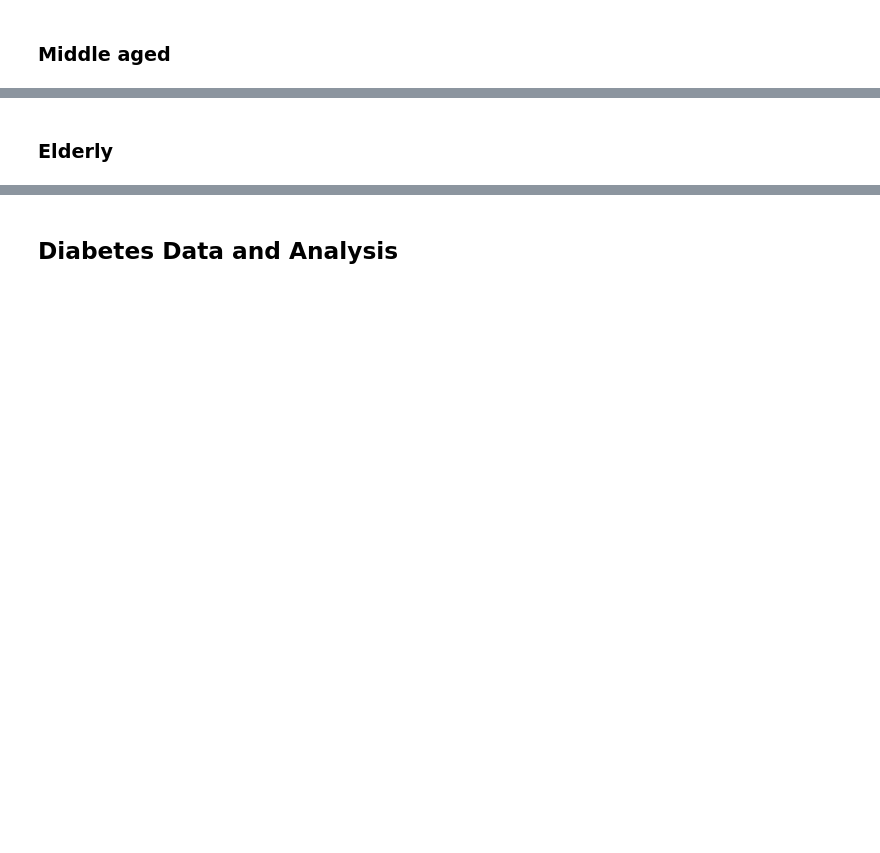
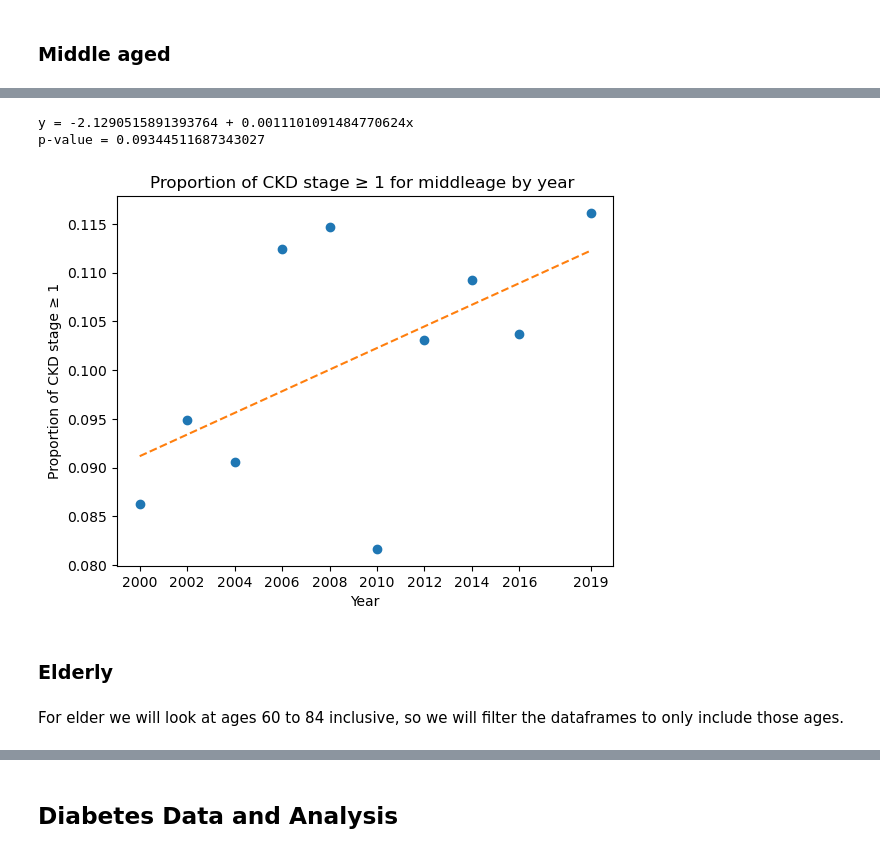
Before and after one commit to nikhilnagabandi/CKDstudy, a Jupyter notebook: CKDandDiabetes.ipynb, the cells around one changed output, grey strips where cells are left out. Cells and saved outputs as stored; diff of their text form; code cells hidden in the pictures; blank space fills up the shorter version.

```diff
--- a/CKDandDiabetes.ipynb
+++ b/CKDandDiabetes.ipynb
@@ -274,0 +412,14 @@ For youth we will look at ages 12 to 30 inclusive, so we will filter the datafra
+# %%
+ckdstagenonzeropropsmiddleage = np.array([])
+samplesizesmiddleage =np.array([])
+for i in range(len(demobio_vars)):
+    middleage_mask = (demobio_vars[i]['RIDAGEYR'] >= 31) & (demobio_vars[i]['RIDAGEYR'] <= 59)
+    all_middleage = demobio_vars[i][middleage_mask]
+    ckdstagenonzeropropsmiddleage = np.append(ckdstagenonzeropropsmiddleage,(demobio_vars[i][(demobio_vars[i]['ckdstage'] >= 1) & middleage_mask].shape[0]/all_middleage.shape[0]))
+    samplesizesmiddleage = np.append(samplesizesmiddleage, (all_middleage.shape[0]))
+print("The proportion of middleage with stage ≥1 ckd for each of the years is:")
+print(ckdstagenonzeropropsmiddleage)
+print("\nThe following sample sizes for middleage each year is:")
+print(samplesizesmiddleage)
+print("\nThe year markers for each dataset is:")
+print(years2)
@@ -274,0 +436,5 @@ For youth we will look at ages 12 to 30 inclusive, so we will filter the datafra
+# %%
+weightsdemomiddleage = samplesizesmiddleage
+modeldemomiddleage = sm.WLS(ckdstagenonzeropropsmiddleage, Xdemo, weights=weightsdemomiddleage).fit()
+print(modeldemomiddleage.summary2())
+trendlinedemomiddleage = modeldemomiddleage.predict(Xdemo)
@@ -275,2 +459,23 @@ For youth we will look at ages 12 to 30 inclusive, so we will filter the datafra
+# %%
+print(f"y = {modeldemomiddleage.params[0]} + {modeldemomiddleage.params[1]}x")
+ #printing p value of slope")
+print(f"p-value = {modeldemomiddleage.pvalues[1]}")
+# %% [output]
+y = -2.1290515891393764 + 0.0011101091484770624x
+p-value = 0.09344511687343027
+# %%
+plt.plot(years2, ckdstagenonzeropropsmiddleage, 'o', label='CKD stages 1-5 proportions')
+plt.plot(years2, trendlinedemomiddleage, linestyle ='--', label='Trend line')
+plt.xticks(years2)
+
+plt.xlabel('Year')
+plt.ylabel('Proportion of CKD stage ≥ 1')
+plt.title('Proportion of CKD stage ≥ 1 for middleage by year ')
+
+plt.show()
+# %% [output]
+[figure, added]
 # %% [markdown]
 ### Elderly
+# %% [markdown]
+For elder we will look at ages 60 to 84 inclusive, so we will filter the dataframes to only include those ages.
```
Also changed, not shown: parts of 54 cells of this notebook.
